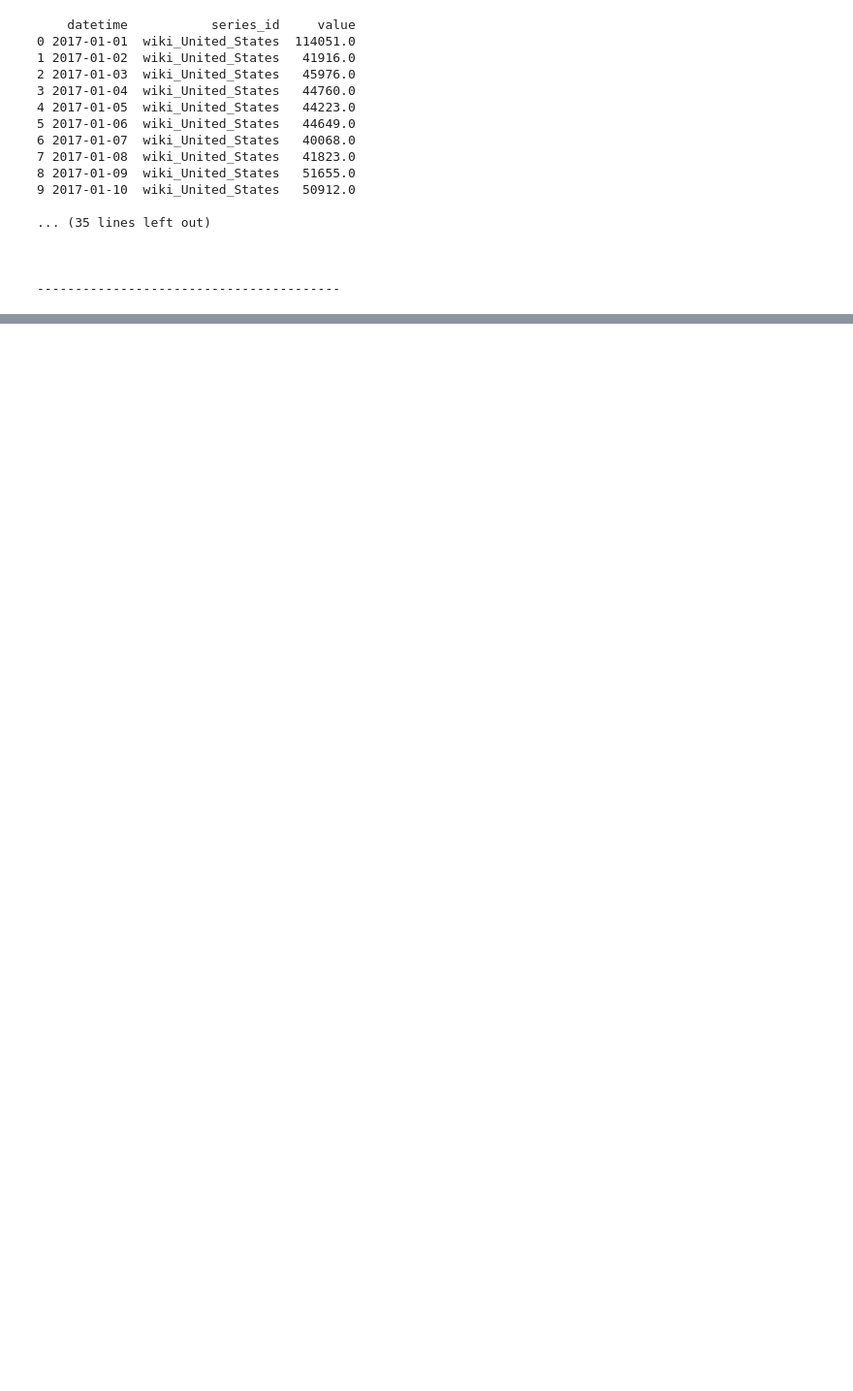
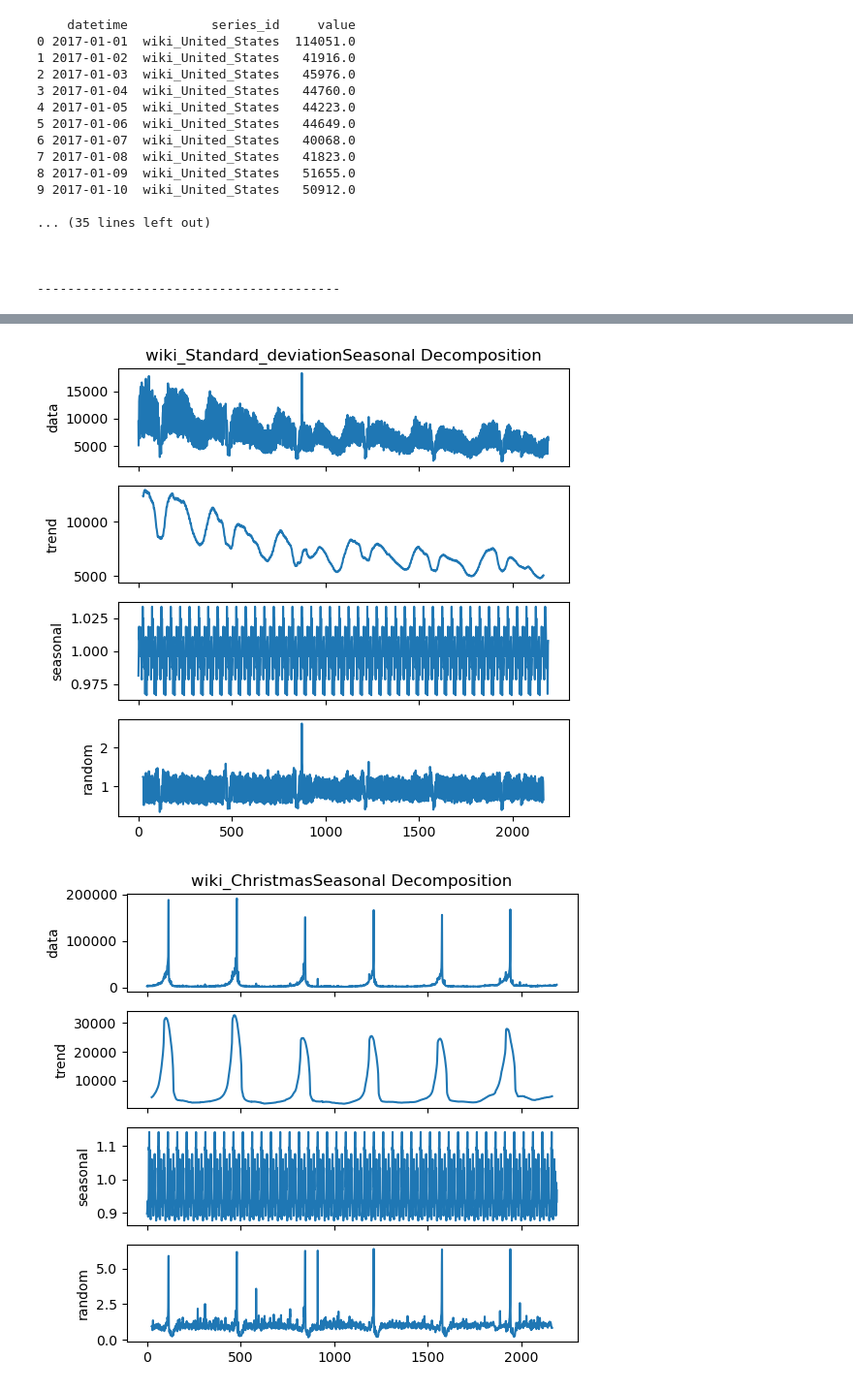
Before and after one commit to EdmundZhang/Risk_Control, a Jupyter notebook: TSAnomalyDetectionFramework.ipynb, the cells around one changed output, grey strips where cells are left out. Shown: that part at 97% size. Cells and saved outputs as stored; diff of their text form; code cells hidden in the pictures; blank space fills up the shorter version.

```diff
--- a/TSAnomalyDetectionFramework.ipynb
+++ b/TSAnomalyDetectionFramework.ipynb
@@ -399,0 +276,20 @@ time
+# %%
+from pmdarima import arima
+from pmdarima import datasets
+from pmdarima import utils
+
+df_datasets              = [df_load_live_daily,df_load_hourly]
+#df_datasets              = [df_load_hourly]
+
+for index,df_dataset in enumerate(df_datasets):
+    #figure_kwargs = {'figsize': (6, 6)}  # set figure size for both examples
+
+    for col_name in df_dataset.columns:
+        df_dataset_col_np = df_dataset[col_name].to_numpy()
+        #decomposed = arima.decompose(x=df_dataset_np,type_='additive', m=50)
+        decomposed = arima.decompose(x=df_dataset_col_np,type_='multiplicative', m=50)
+        axes = utils.decomposed_plot(decomposed, figure_kwargs=figure_kwargs,show=False)
+        axes[0].set_title(col_name+" Seasonal Decomposition")
+# %% [output]
+[figure, added]
+[figure, added]
```
Also changed, not shown: parts of 10 cells of this notebook.
